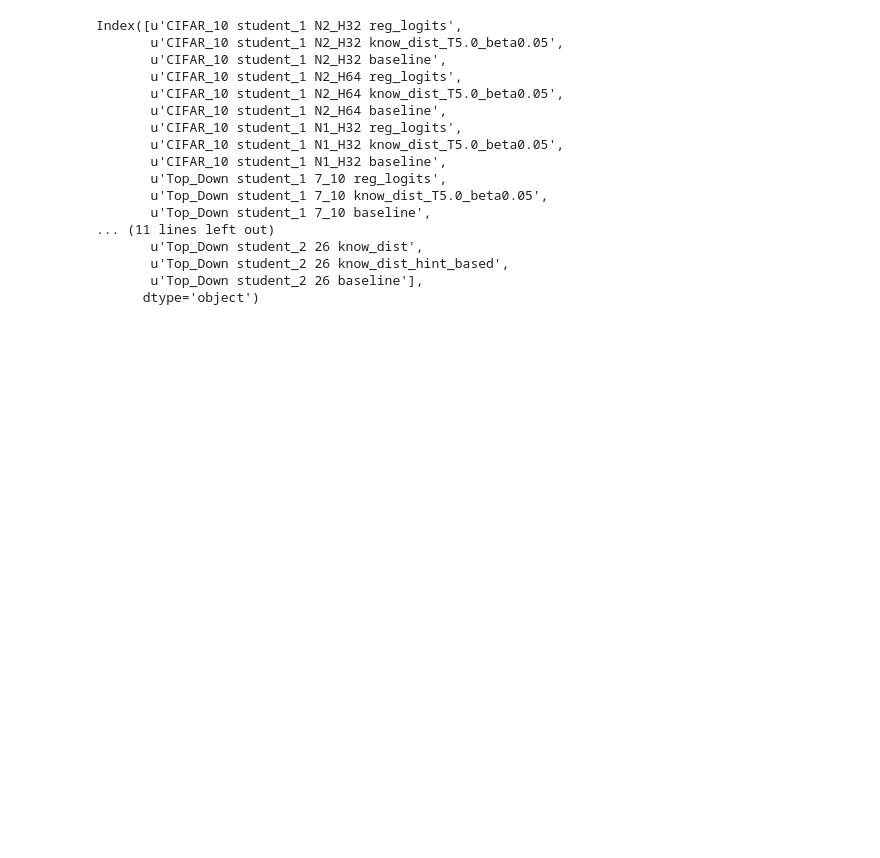
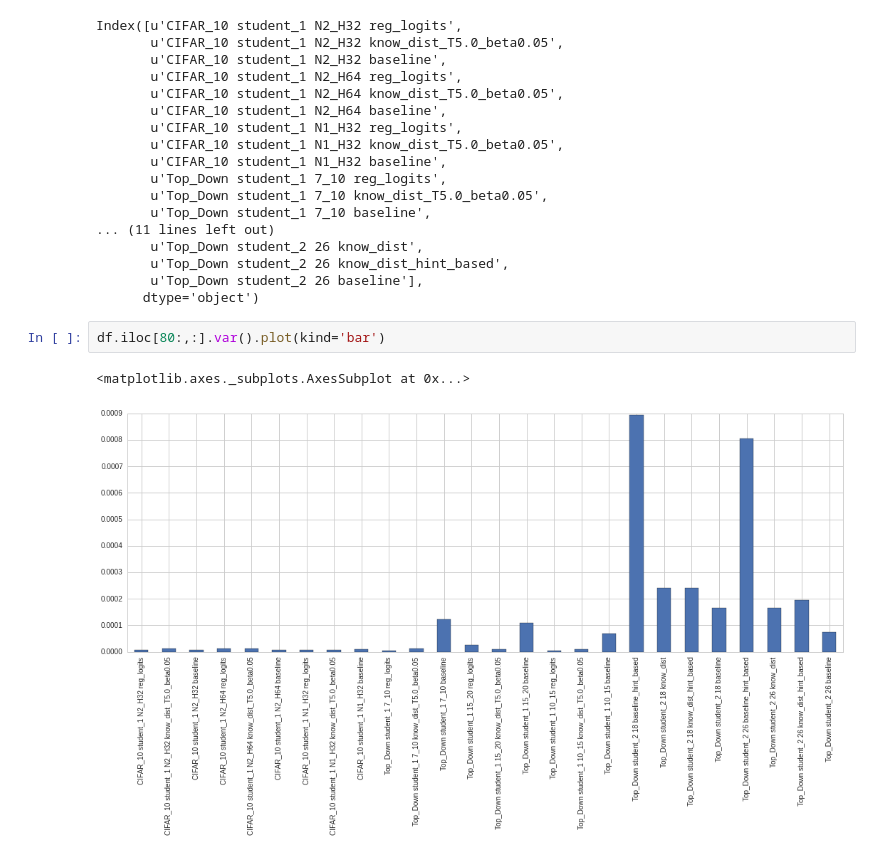
Before and after one commit to dmancevo/CompressingDeepConvNets, a Jupyter notebook: Plots/Statistical Analysis (err logs).ipynb, the cells around one changed output. Drawn from its saved outputs; the diff is of its cells as text; blank space fills up the shorter version.

```diff
--- a/Plots/Statistical Analysis (err logs).ipynb
+++ b/Plots/Statistical Analysis (err logs).ipynb
@@ -75,3 +75,8 @@ Index([u'CIFAR_10 student_1 N2_H32 reg_logits',
        u'Top_Down student_2 26 know_dist_hint_based',
        u'Top_Down student_2 26 baseline'],
       dtype='object')
+# %%
+df.iloc[80:,:].var().plot(kind='bar')
+# %% [output]
+<matplotlib.axes._subplots.AxesSubplot at 0x...>
+[figure, added]
```
Also changed, not shown: parts of 7 cells of this notebook, 33 other files.
